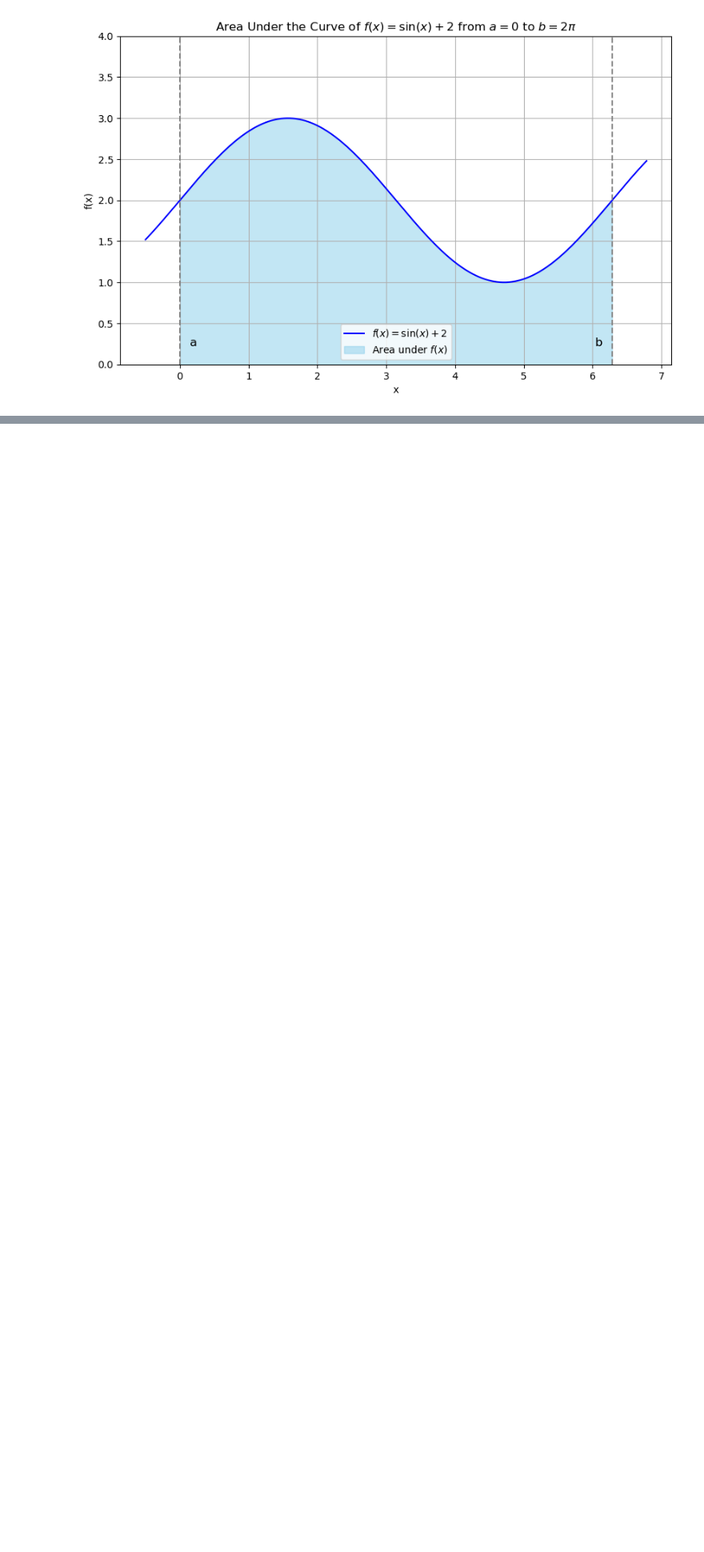
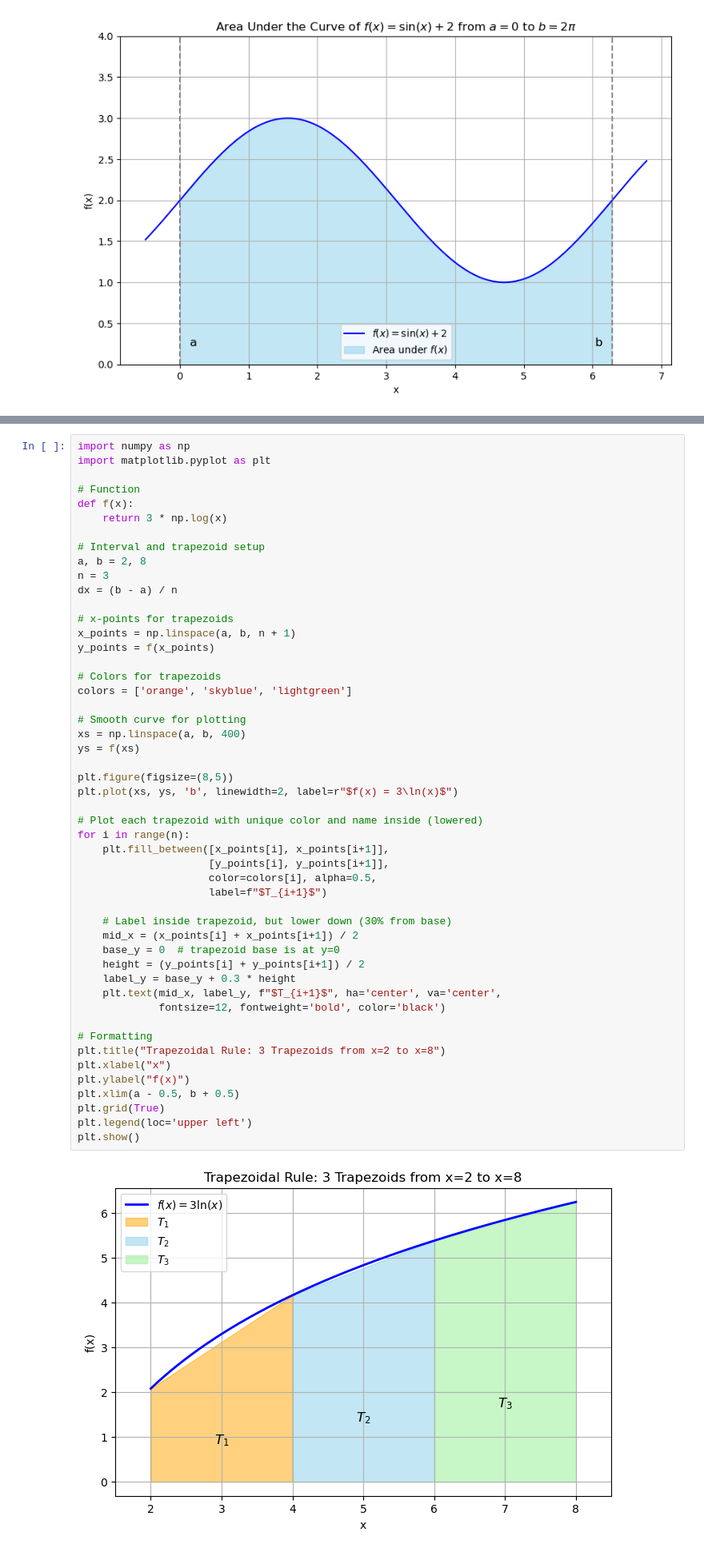
Before and after one commit to sebekj/MIT-Linear-Algebra, a Jupyter notebook: Khan Academy Calculus.ipynb, the cells around one changed output, grey strips where cells are left out. Shown at 80% size. Drawn from its saved outputs; the diff is of its cells as text; blank space fills up the shorter version.

```diff
--- a/Khan Academy Calculus.ipynb
+++ b/Khan Academy Calculus.ipynb
@@ -1908,0 +2175,52 @@ plt.show()
+# %%
+import numpy as np
+import matplotlib.pyplot as plt
+
+# Function
+def f(x):
+    return 3 * np.log(x)
+
+# Interval and trapezoid setup
+a, b = 2, 8
+n = 3
+dx = (b - a) / n
+
+# x-points for trapezoids
+x_points = np.linspace(a, b, n + 1)
+y_points = f(x_points)
+
+# Colors for trapezoids
+colors = ['orange', 'skyblue', 'lightgreen']
+
+# Smooth curve for plotting
+xs = np.linspace(a, b, 400)
+ys = f(xs)
+
+plt.figure(figsize=(8,5))
+plt.plot(xs, ys, 'b', linewidth=2, label=r"$f(x) = 3\ln(x)$")
+
+# Plot each trapezoid with unique color and name inside (lowered)
+for i in range(n):
+    plt.fill_between([x_points[i], x_points[i+1]],
+                     [y_points[i], y_points[i+1]],
+                     color=colors[i], alpha=0.5,
+                     label=f"$T_{i+1}$")
+
+    # Label inside trapezoid, but lower down (30% from base)
+    mid_x = (x_points[i] + x_points[i+1]) / 2
+    base_y = 0  # trapezoid base is at y=0
+    height = (y_points[i] + y_points[i+1]) / 2
+    label_y = base_y + 0.3 * height
+    plt.text(mid_x, label_y, f"$T_{i+1}$", ha='center', va='center',
+             fontsize=12, fontweight='bold', color='black')
+
+# Formatting
+plt.title("Trapezoidal Rule: 3 Trapezoids from x=2 to x=8")
+plt.xlabel("x")
+plt.ylabel("f(x)")
+plt.xlim(a - 0.5, b + 0.5)
+plt.grid(True)
+plt.legend(loc='upper left')
+plt.show()
+# %% [output]
+[figure, added]
```
Also changed, not shown: parts of 9 cells of this notebook.
